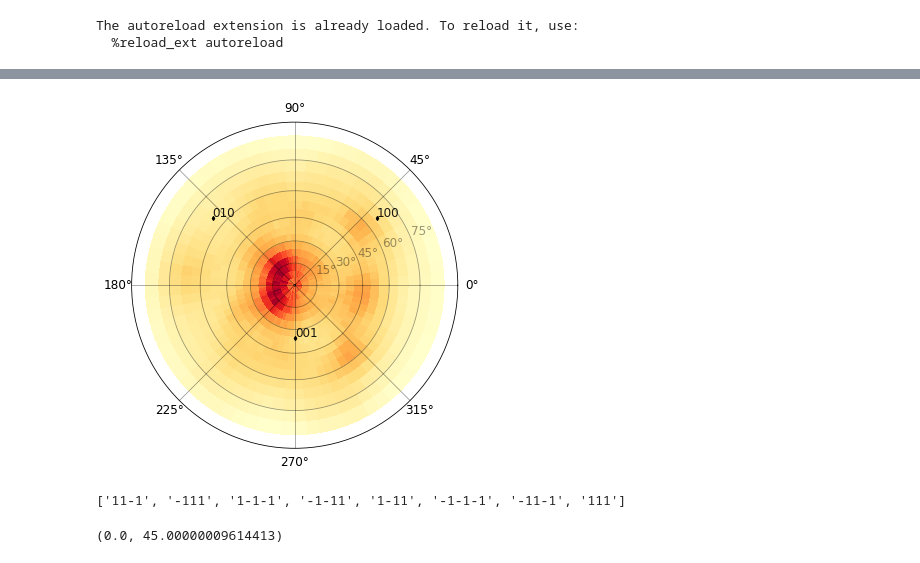
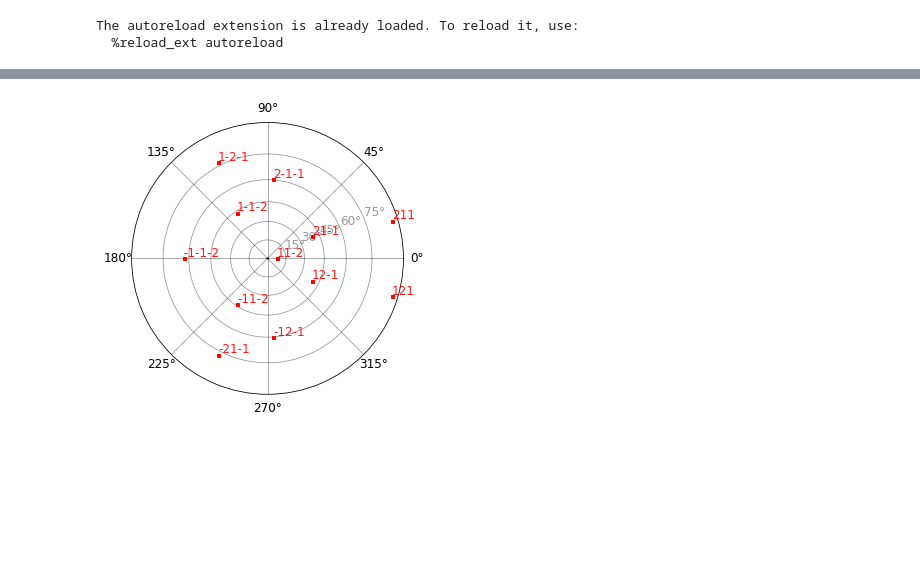
Before and after one commit to xdze2/graph_XRD, a Jupyter notebook: pole_figure/test_polefigure.ipynb, the cells around one changed output, grey strips where cells are left out. Cells and saved outputs as stored; diff of their text form; code cells hidden in the pictures; blank space fills up the shorter version.

```diff
--- a/pole_figure/test_polefigure.ipynb
+++ b/pole_figure/test_polefigure.ipynb
@@ -53,8 +15,0 @@ plot_direction(ax, 90, 80, label='hello',
-# %%
-def plot_many_directions(ax, directions,
-                         color='black', marker='d', markersize=3,
-                         label=None, label_position='right', text_bold=False):
-    for d in directions:
-        plot_direction(ax, d['phi'], d['psi'], label=d['hkl'],
-                       color=color, marker=marker, markersize=markersize,
-                       label_position=label_position, text_bold=text_bold)
@@ -93,0 +72,14 @@ print(tabulate(eq_dir, headers='keys'))
+# %%
+# =================================
+#  Graph all equivalent directions
+# =================================
+
+hkl_figure = (1, 1, 2)
+eq_directions = cr.equivalent_directions(hkl_figure)
+
+# Variant (i.e. texture)
+n = (3, 3, -8)
+phi0 = (8, 8, 6)
+
+eq_dir = list_eq_directions(hkl_figure, phi0, n)
+print(tabulate(eq_dir, headers='keys'))
@@ -94,19 +104,7 @@ print(tabulate(eq_dir, headers='keys'))
 # %%
-fig, ax = polar_axis()
-m = ax.pcolormesh(phi_rad, psi_stereo, data, cmap='YlOrRd')
-ax.grid(True, alpha=0.4, color='black')
-#fig.colorbar(m)#, cax=cax
-
+fig, ax = polar_axis(figsize=(5, 5))
 plot_many_directions(ax, eq_dir,
-                         color='black', marker='d', markersize=3,
-                         label=None, label_position='right', text_bold=False)
+                         color='red', marker='s', markersize=3,
+                         label=None, label_position='right')
 # %% [output]
-[figure, old version]
+[figure, new version]
-# %%
-[hkl_tuple_to_str(hkl) for hkl in eq_directions]
-# %% [output]
-['11-1', '-111', '1-1-1', '-1-11', '1-11', '-1-1-1', '-11-1', '111']
-# %%
-cr.phi_psi_angles((1, 0, 1), (1, 0, 0), (0, 0, 1))
-# %% [output]
-(0.0, 45.00000009614413)
```
Also changed, not shown: parts of 19 cells of this notebook, 4 other files.
